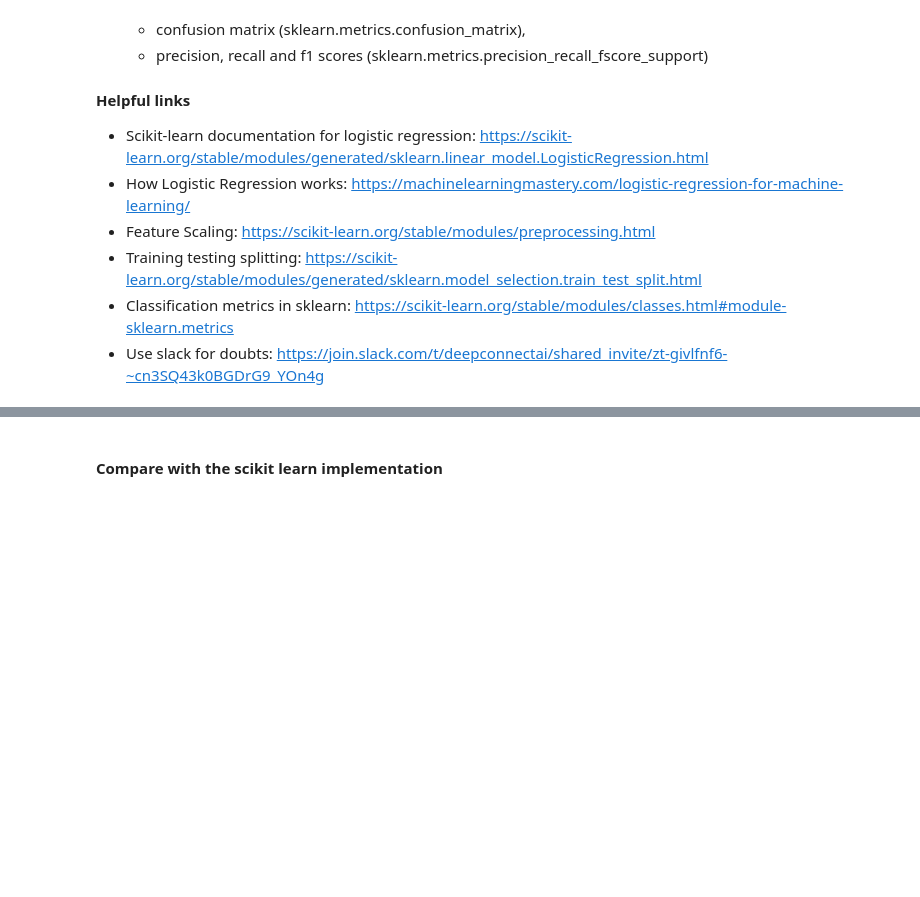
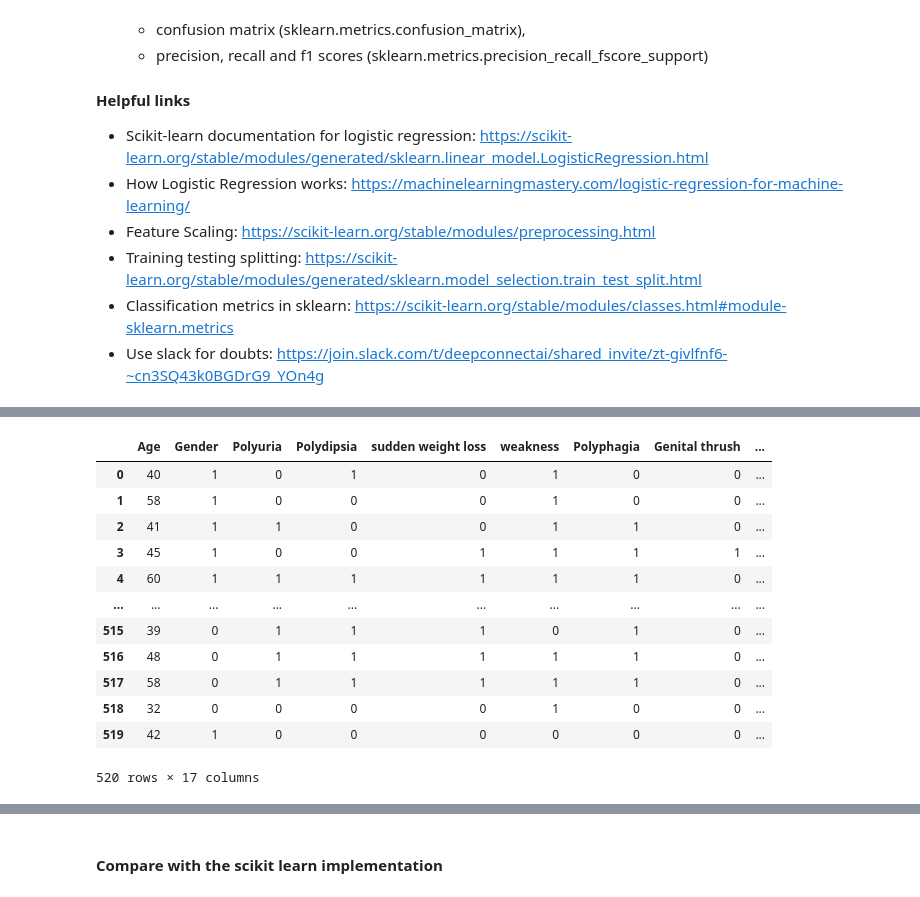
Before and after one commit to sparsh0427/BU_Semester_5, a Jupyter notebook: ECSE303L_AI_AND_ML/LABS/Week_3/Task_2_logistic_diabetes.ipynb, the cells around one changed output, grey strips where cells are left out. Drawn from its saved outputs; the diff is of its cells as text; code cells hidden in the pictures; blank space fills up the shorter version.

```diff
--- a/ECSE303L_AI_AND_ML/LABS/Week_3/Task_2_logistic_diabetes.ipynb
+++ b/ECSE303L_AI_AND_ML/LABS/Week_3/Task_2_logistic_diabetes.ipynb
@@ -112,0 +245,36 @@ data =
+# %%
+# Handle categorical/binary columns
+le = LabelEncoder()
+
+data['Gender']= le.fit_transform(data['Gender'])
+data['Polyuria']= le.fit_transform(data['Polyuria'])
+data['Polydipsia']= le.fit_transform(data['Polydipsia'])
+data['sudden weight loss']= le.fit_transform(data['sudden weight loss'])
+data['weakness']= le.fit_transform(data['weakness'])
+data['Polyphagia']= le.fit_transform(data['Polyphagia'])
+data['Genital thrush']= le.fit_transform(data['Genital thrush'])
+data['visual blurring']= le.fit_transform(data['visual blurring'])
+data['Itching']= le.fit_transform(data['Itching'])
+data['Irritability']= le.fit_transform(data['Irritability'])
+data['delayed healing']= le.fit_transform(data['delayed healing'])
+data['partial paresis']= le.fit_transform(data['partial paresis'])
+data['muscle stiffness']= le.fit_transform(data['muscle stiffness'])
+data['Alopecia']= le.fit_transform(data['Alopecia'])
+data['Obesity']= le.fit_transform(data['Obesity'])
+data['class']= le.fit_transform(data['class'])
+# %%
+data
+# %% [output]
+|  | Age | Gender | Polyuria | Polydipsia | sudden weight loss | weakness | Polyphagia | Genital thrush | ... |
+| 0 | 40 | 1 | 0 | 1 | 0 | 1 | 0 | 0 | ... |
+| 1 | 58 | 1 | 0 | 0 | 0 | 1 | 0 | 0 | ... |
+| 2 | 41 | 1 | 1 | 0 | 0 | 1 | 1 | 0 | ... |
+| 3 | 45 | 1 | 0 | 0 | 1 | 1 | 1 | 1 | ... |
+| 4 | 60 | 1 | 1 | 1 | 1 | 1 | 1 | 0 | ... |
+| ... | ... | ... | ... | ... | ... | ... | ... | ... | ... |
+| 515 | 39 | 0 | 1 | 1 | 1 | 0 | 1 | 0 | ... |
+| 516 | 48 | 0 | 1 | 1 | 1 | 1 | 1 | 0 | ... |
+| 517 | 58 | 0 | 1 | 1 | 1 | 1 | 1 | 0 | ... |
+| 518 | 32 | 0 | 0 | 0 | 0 | 1 | 0 | 0 | ... |
+| 519 | 42 | 1 | 0 | 0 | 0 | 0 | 0 | 0 | ... |
+520 rows × 17 columns
```
Also changed, not shown: parts of 28 cells of this notebook, 7 other files.
